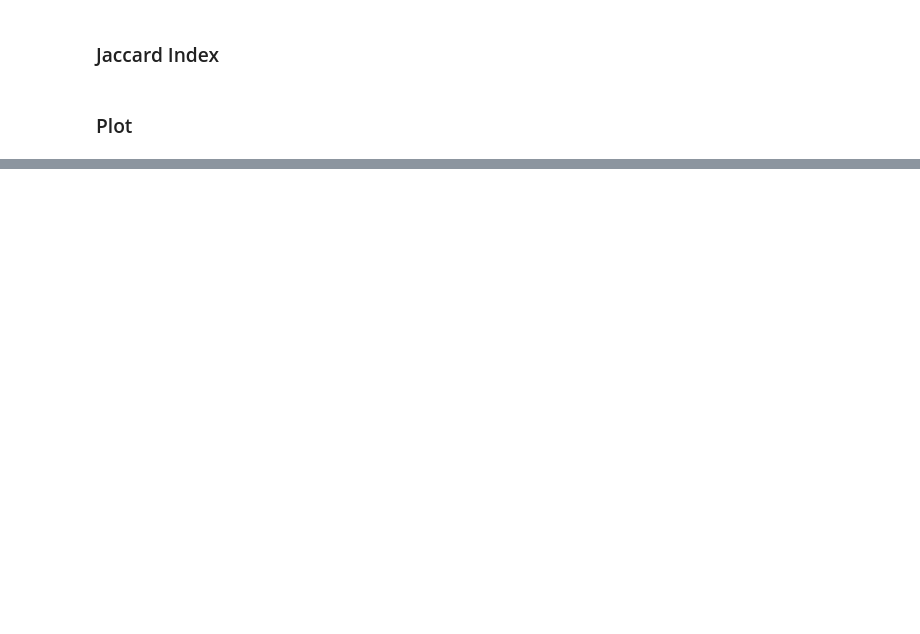
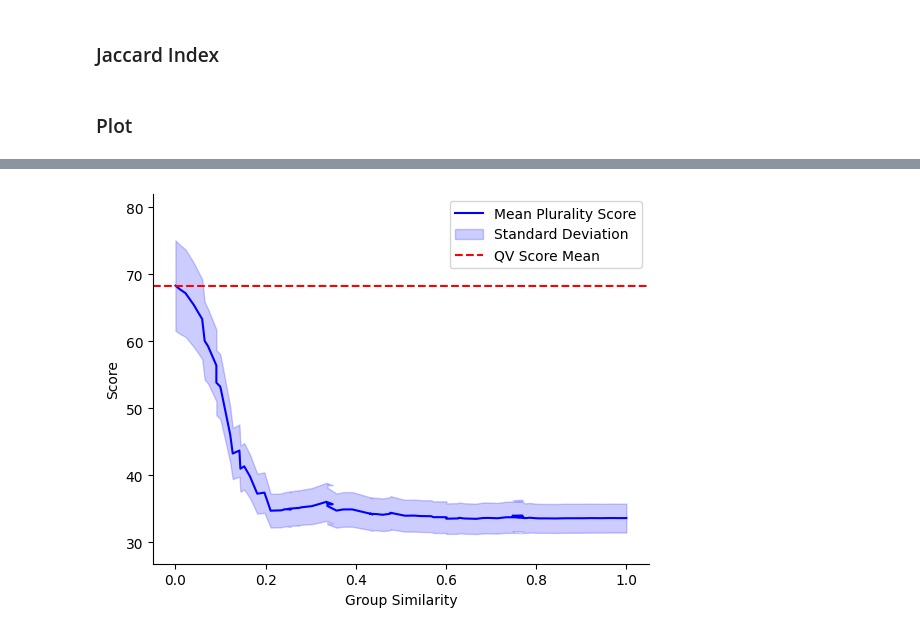
Before and after one commit to lexicongovernance/gov-research, a Jupyter notebook: simulation_framework/simulation.ipynb, the cells around one changed output, grey strips where cells are left out. Saved outputs shown, nothing was run; the diff lists cells and outputs as text; code cells hidden in the pictures; blank space fills up the shorter version.

Commit message:
add plot for different vote distributions

```diff
--- a/simulation_framework/simulation.ipynb
+++ b/simulation_framework/simulation.ipynb
@@ -160,7 +177,11 @@ for i in range(len(list_result_aggregated_weight_term_1)):
-# %%
-result_quadratic_voting, result_sum_quadratic_votes = model_evaluation.quadratic_voting(votes=vote_dist)
-# print(result_quadratic_voting)
-# print(result_sum_quadratic_votes)
+# %%
+output_qv_scores = []
+for i in range(len(list_vote_dist)):
+    _, result_sum_quadratic_votes = model_evaluation.quadratic_voting(votes=list_vote_dist[i])
+    output_qv_scores.append(result_sum_quadratic_votes)
+
+# print(output_qv_scores)
+# print(len(output_qv_scores))
 # %% [markdown]
 ### Jaccard Index
 # %%
@@ -213,0 +207,37 @@ plt.show()
+# %%
+x_values = global_jaccard_index
+y_values = np.array(output_plurality_scores)
+qv_scores = np.array(output_qv_scores)
+
+# Transpose the matrix to calculate mean and confidence interval by column
+y_values_transposed = np.transpose(y_values)
+
+# Calculate mean and standard deviation
+mean_values = np.mean(y_values_transposed, axis=1)
+std_values = np.std(y_values_transposed, axis=1)
+
+# Plot
+plt.plot(x_values, mean_values, color='b', label='Mean Plurality Score')
+plt.fill_between(x_values, mean_values - std_values, mean_values + std_values, color='b', alpha=0.2, label='Standard Deviation')
+
+qv_mean = np.mean(qv_scores)
+plt.axhline(y=qv_mean, color='r', linestyle='--', label='QV Score Mean')
+
+# Plot QV score standard deviation as a shaded band
+# qv_std = np.std(qv_scores)
+# plt.fill_between(x_values, qv_mean - qv_std, qv_mean + qv_std, color='r', alpha=0.2, label='QV Score Standard Deviation')
+
+plt.xlabel('Group Similarity')
+plt.ylabel('Score')
+plt.title('')
+
+plt.gca().spines['right'].set_visible(False)
+plt.gca().spines['top'].set_visible(False)
+
+plt.ylim(0.8 * np.min(mean_values), 1.2 * np.max(mean_values))
+
+plt.legend()
+
+plt.show()
+# %% [output]
+[figure, added]
```
Also changed, not shown: parts of 10 cells of this notebook.
